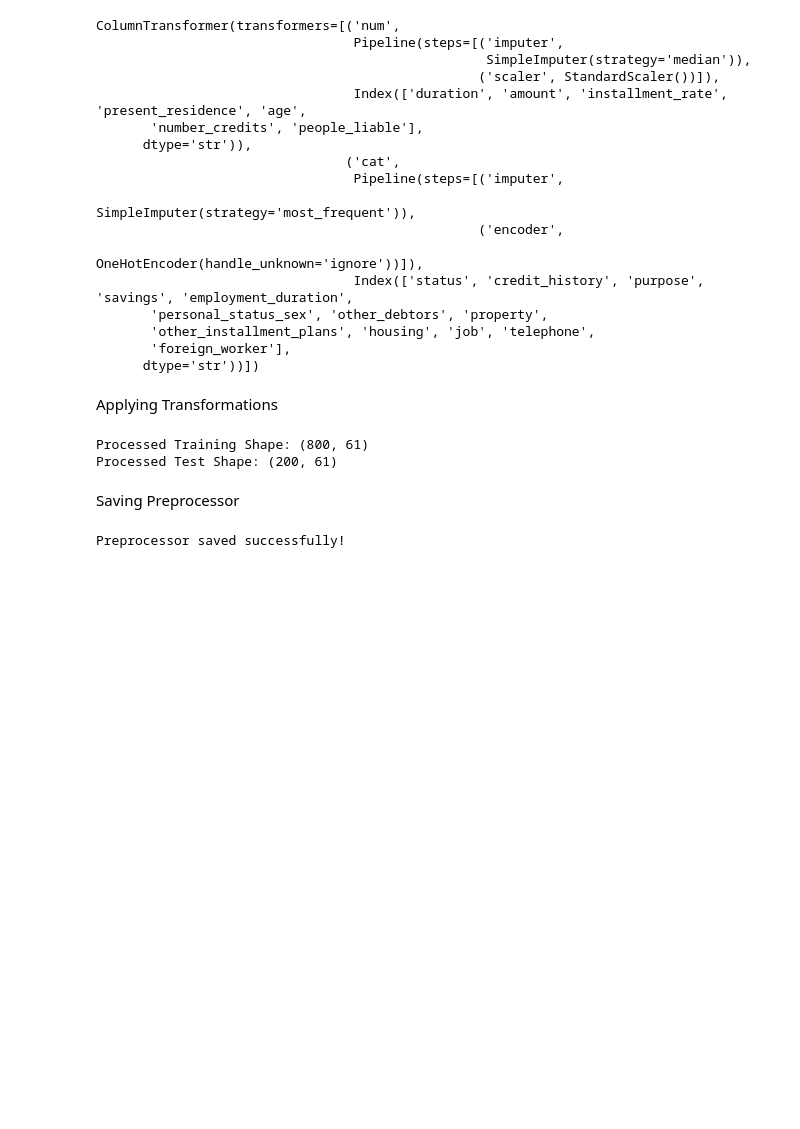
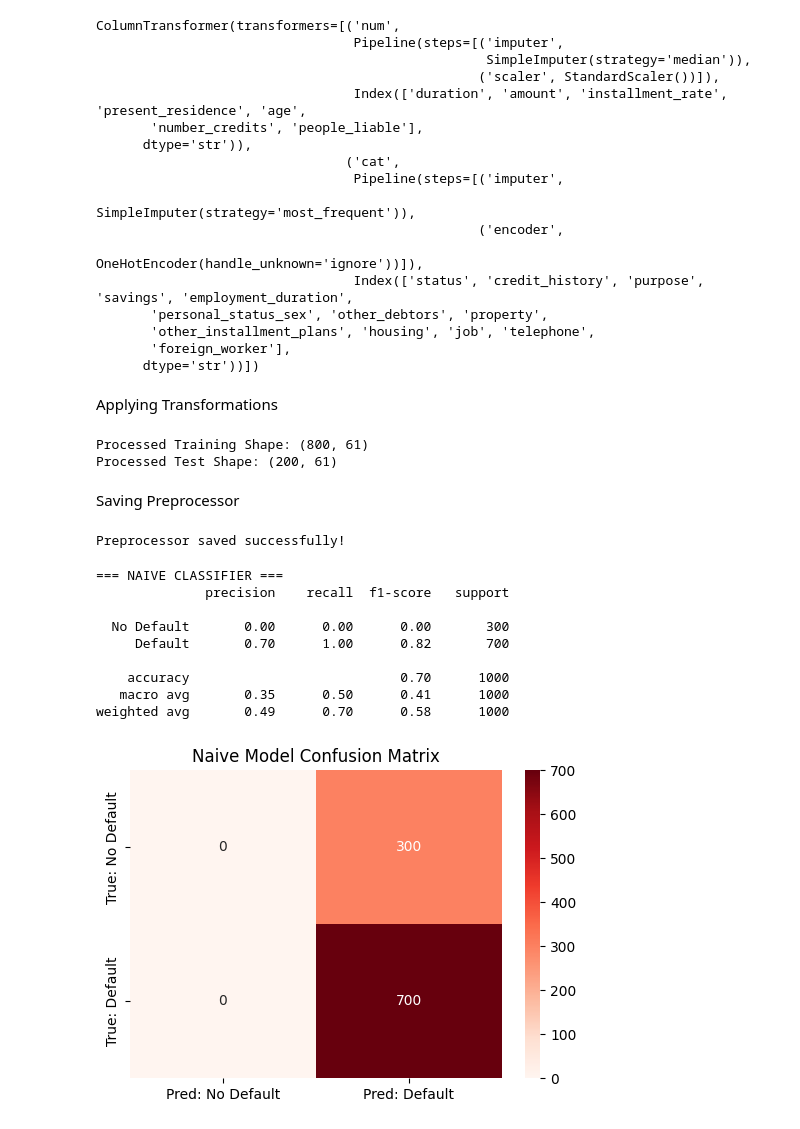
Before and after one commit to Shreeyash31K/Credit-Default-Prediction-With-Fairness-Audit, a Jupyter notebook: notebooks/02_preprocessing.ipynb, the cells around one changed output. Saved outputs shown, nothing was run; the diff lists cells and outputs as text; code cells hidden in the pictures; blank space fills up the shorter version.

```diff
--- a/notebooks/02_preprocessing.ipynb
+++ b/notebooks/02_preprocessing.ipynb
@@ -172,3 +178,66 @@ joblib.dump(preprocessor, "../models/preprocessor_v1.joblib")
 print("Preprocessor saved successfully!")
 # %% [output]
 Preprocessor saved successfully!
+# %%
+import pandas as pd
+import numpy as np
+import matplotlib.pyplot as plt
+
+from sklearn.dummy import DummyClassifier
+from sklearn.metrics import classification_report, confusion_matrix
+
+import seaborn as sns
+
+# Load dataset
+df = pd.read_csv("../data/GermanCredit.csv")
+
+# Target already encoded
+y = df["credit_risk"]
+
+# Dummy features (not important here)
+X = np.zeros((len(df), 1))
+
+# Majority-class classifier
+dummy = DummyClassifier(strategy="most_frequent")
+
+dummy.fit(X, y)
+
+y_pred_dummy = dummy.predict(X)
+
+print("=== NAIVE CLASSIFIER ===")
+
+print(
+    classification_report(
+        y,
+        y_pred_dummy,
+        target_names=["No Default", "Default"]
+    )
+)
+
+cm = confusion_matrix(y, y_pred_dummy)
+
+plt.figure(figsize=(6,4))
+
+sns.heatmap(
+    cm,
+    annot=True,
+    fmt="d",
+    cmap="Reds",
+    xticklabels=["Pred: No Default", "Pred: Default"],
+    yticklabels=["True: No Default", "True: Default"]
+)
+
+plt.title("Naive Model Confusion Matrix")
+
+plt.show()
+# %% [output]
+=== NAIVE CLASSIFIER ===
+              precision    recall  f1-score   support
+
+  No Default       0.00      0.00      0.00       300
+     Default       0.70      1.00      0.82       700
+
+    accuracy                           0.70      1000
+   macro avg       0.35      0.50      0.41      1000
+weighted avg       0.49      0.70      0.58      1000
+[figure, added]
```
Also changed, not shown: parts of 5 cells of this notebook, 2 other files.
